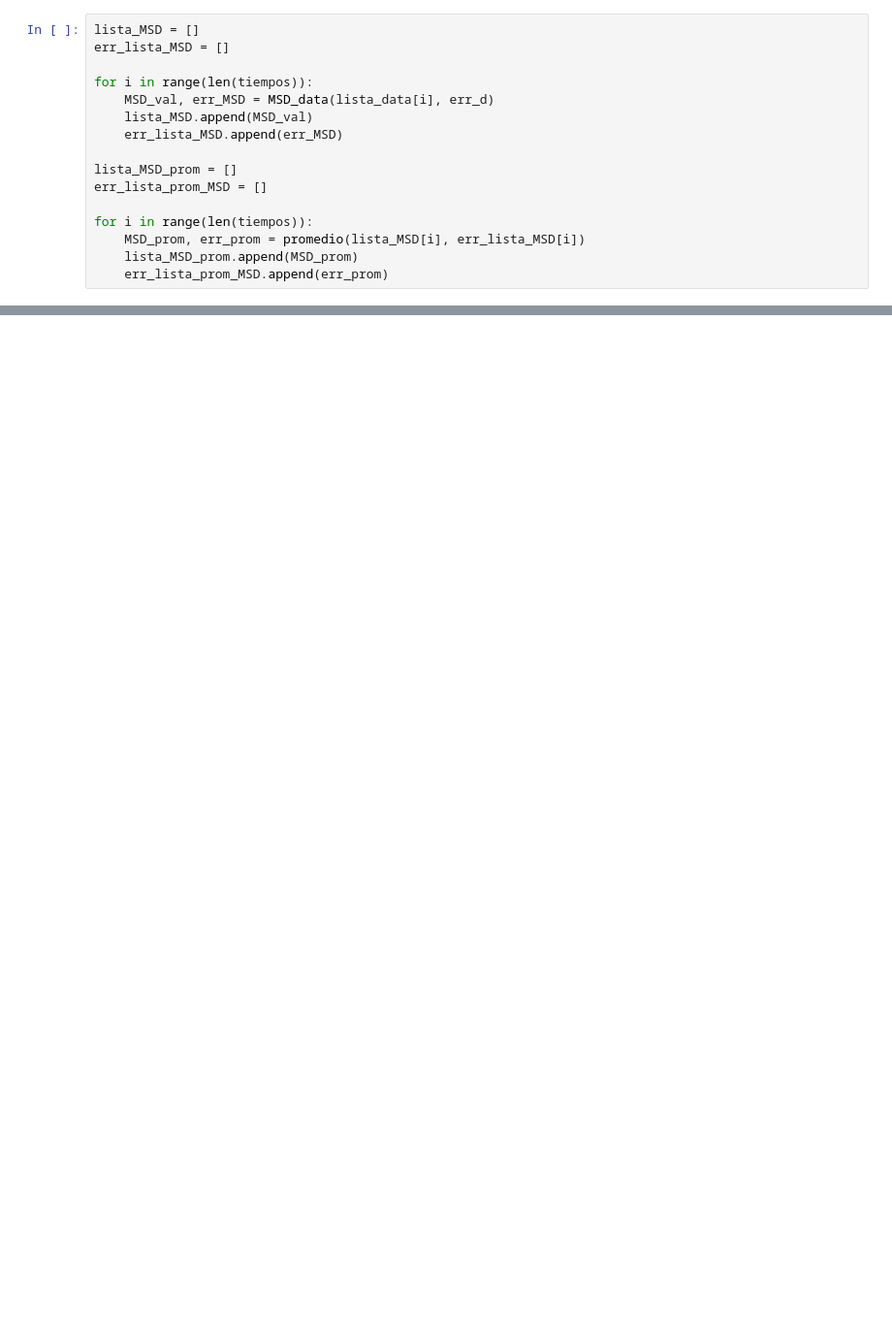
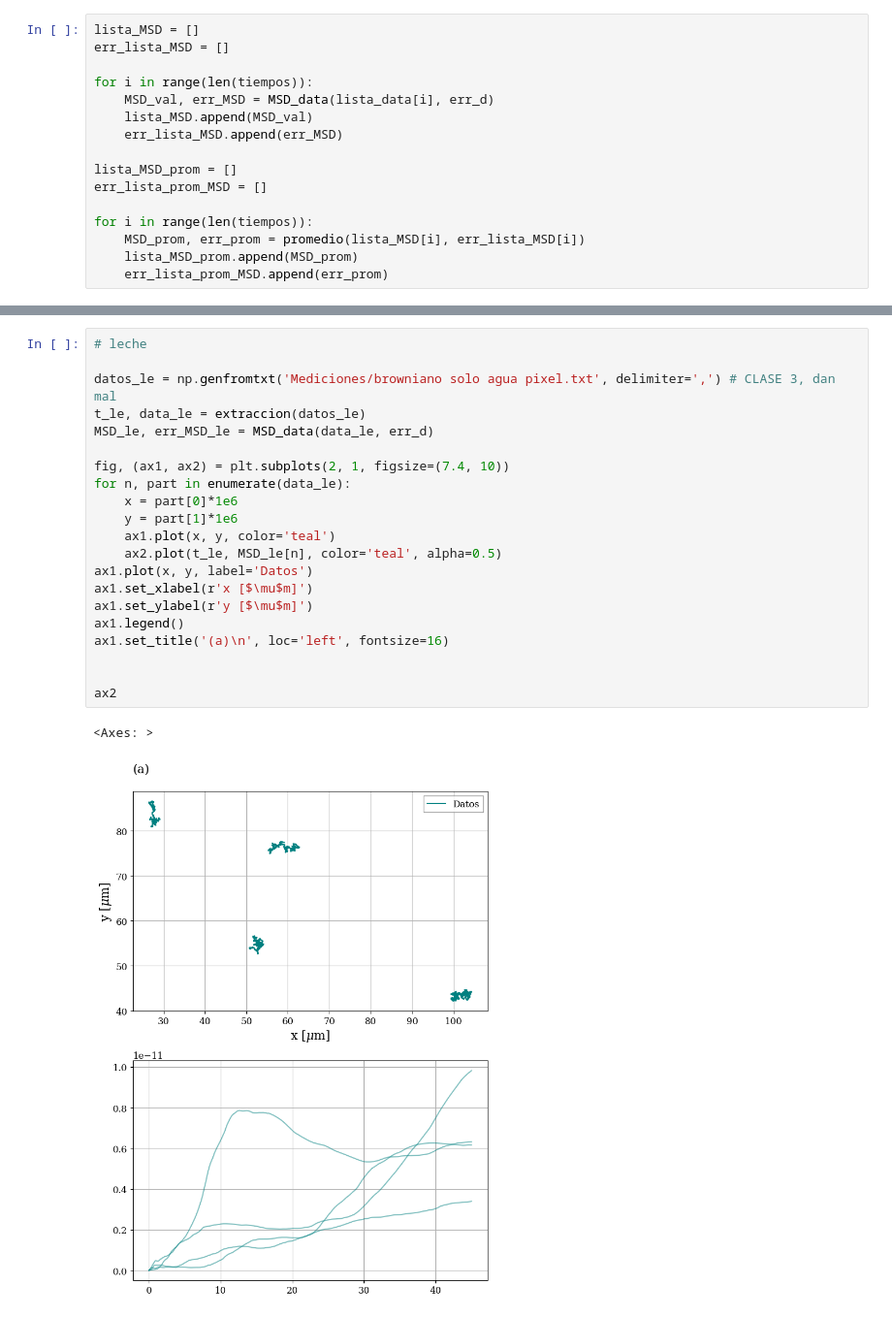
Before and after one commit to gardianc/Pinzas--pticas, a Jupyter notebook: comparaciones.ipynb, the cells around one changed output, grey strips where cells are left out. Shown: that part at 97% size. Cells and saved outputs as stored; diff of their text form; blank space fills up the shorter version.

```diff
--- a/comparaciones.ipynb
+++ b/comparaciones.ipynb
@@ -313,0 +334,24 @@ NameError: name 'm_amq' is not defined
+# %%
+# leche
+
+datos_le = np.genfromtxt('Mediciones/browniano solo agua pixel.txt', delimiter=',') # CLASE 3, dan mal
+t_le, data_le = extraccion(datos_le)
+MSD_le, err_MSD_le = MSD_data(data_le, err_d)
+
+fig, (ax1, ax2) = plt.subplots(2, 1, figsize=(7.4, 10))
+for n, part in enumerate(data_le):
+    x = part[0]*1e6
+    y = part[1]*1e6
+    ax1.plot(x, y, color='teal')
+    ax2.plot(t_le, MSD_le[n], color='teal', alpha=0.5)
+ax1.plot(x, y, label='Datos')
+ax1.set_xlabel(r'x [$\mu$m]')
+ax1.set_ylabel(r'y [$\mu$m]')
+ax1.legend()
+ax1.set_title('(a)\n', loc='left', fontsize=16)
+
+
+ax2
+# %% [output]
+<Axes: >
+[figure, added]
```
Also changed, not shown: parts of 7 cells of this notebook, 5 other files.
